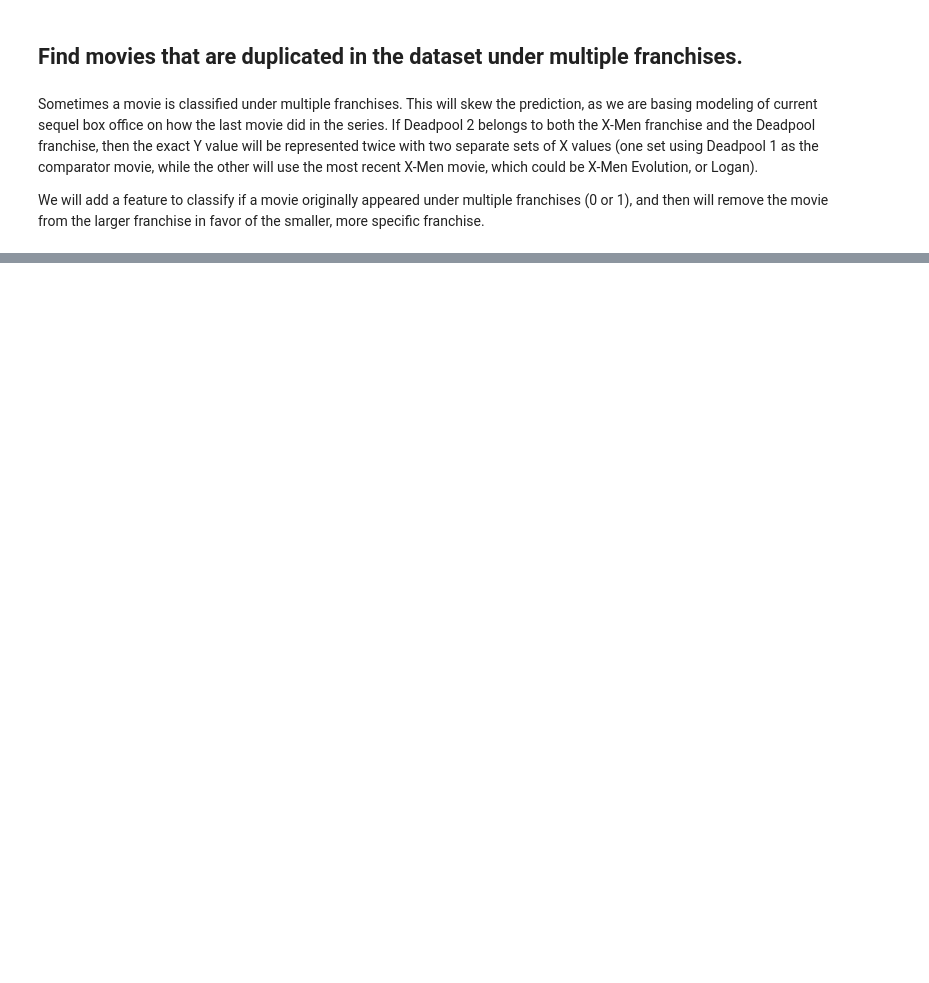
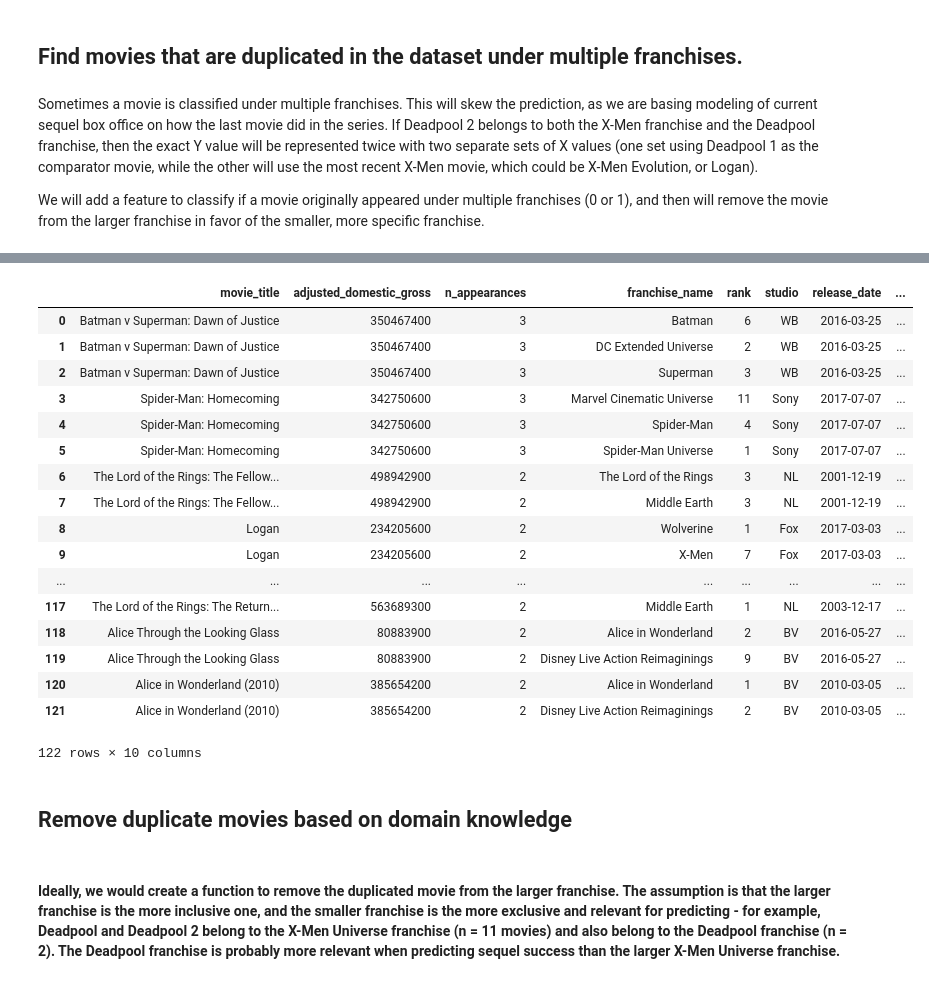
Before and after one commit to cstepien/movie_sequel_timing, a Jupyter notebook: 2_data_cleaning.ipynb, the cells around one changed output, grey strips where cells are left out. Cells and saved outputs as stored; diff of their text form; code cells hidden in the pictures; blank space fills up the shorter version.

```diff
--- a/2_data_cleaning.ipynb
+++ b/2_data_cleaning.ipynb
@@ -246,2 +161,0 @@ df['time_since_prior_movie_int'] = df.time_since_prior_movie.dt.days
-# %%
-df['time_since_first_movie_int'] = df.time_since_first_movie.dt.days
@@ -381,0 +162,2 @@ print(single)
+# %%
+df_dupe_franchises = pd.merge(df_duplicates, df, how = 'left', on = ['movie_title', 'adjusted_domestic_gross'])
@@ -381,0 +196,29 @@ print(single)
+# %%
+franchise_size = df_no_rerelease_IMAX_3D.groupby(by = 'franchise_name').size().reset_index()
+# %%
+franchise_size.columns = ['franchise_name', 'n_movies']
+# %%
+df_dupe_franchises.merge(franchise_size, how = 'left', on = 'franchise_name')
+# %% [output]
+|  | movie_title | adjusted_domestic_gross | n_appearances | franchise_name | rank | studio | release_date | ... |
+| 0 | Batman v Superman: Dawn of Justice | 350467400 | 3 | Batman | 6 | WB | 2016-03-25 | ... |
+| 1 | Batman v Superman: Dawn of Justice | 350467400 | 3 | DC Extended Universe | 2 | WB | 2016-03-25 | ... |
+| 2 | Batman v Superman: Dawn of Justice | 350467400 | 3 | Superman | 3 | WB | 2016-03-25 | ... |
+| 3 | Spider-Man: Homecoming | 342750600 | 3 | Marvel Cinematic Universe | 11 | Sony | 2017-07-07 | ... |
+| 4 | Spider-Man: Homecoming | 342750600 | 3 | Spider-Man | 4 | Sony | 2017-07-07 | ... |
+| 5 | Spider-Man: Homecoming | 342750600 | 3 | Spider-Man Universe | 1 | Sony | 2017-07-07 | ... |
+| 6 | The Lord of the Rings: The Fellow... | 498942900 | 2 | The Lord of the Rings | 3 | NL | 2001-12-19 | ... |
+| 7 | The Lord of the Rings: The Fellow... | 498942900 | 2 | Middle Earth | 3 | NL | 2001-12-19 | ... |
+| 8 | Logan | 234205600 | 2 | Wolverine | 1 | Fox | 2017-03-03 | ... |
+| 9 | Logan | 234205600 | 2 | X-Men | 7 | Fox | 2017-03-03 | ... |
+| ... | ... | ... | ... | ... | ... | ... | ... | ... |
+| 117 | The Lord of the Rings: The Return... | 563689300 | 2 | Middle Earth | 1 | NL | 2003-12-17 | ... |
+| 118 | Alice Through the Looking Glass | 80883900 | 2 | Alice in Wonderland | 2 | BV | 2016-05-27 | ... |
+| 119 | Alice Through the Looking Glass | 80883900 | 2 | Disney Live Action Reimaginings | 9 | BV | 2016-05-27 | ... |
+| 120 | Alice in Wonderland (2010) | 385654200 | 2 | Alice in Wonderland | 1 | BV | 2010-03-05 | ... |
+| 121 | Alice in Wonderland (2010) | 385654200 | 2 | Disney Live Action Reimaginings | 2 | BV | 2010-03-05 | ... |
+122 rows × 10 columns
+# %% [markdown]
+## Remove duplicate movies based on domain knowledge
+# %% [markdown]
+####  Ideally, we would create a function to remove the duplicated movie from the larger franchise.  The assumption is that the larger franchise is the more inclusive one, and the smaller franchise is the more exclusive and relevant for predicting - for example, Deadpool and Deadpool 2 belong to the X-Men Universe franchise (n = 11 movies) and also belong to the Deadpool franchise (n = 2). The Deadpool franchise is probably more relevant when predicting sequel success than the larger X-Men Universe franchise.
```
Also changed, not shown: parts of 102 cells of this notebook.
